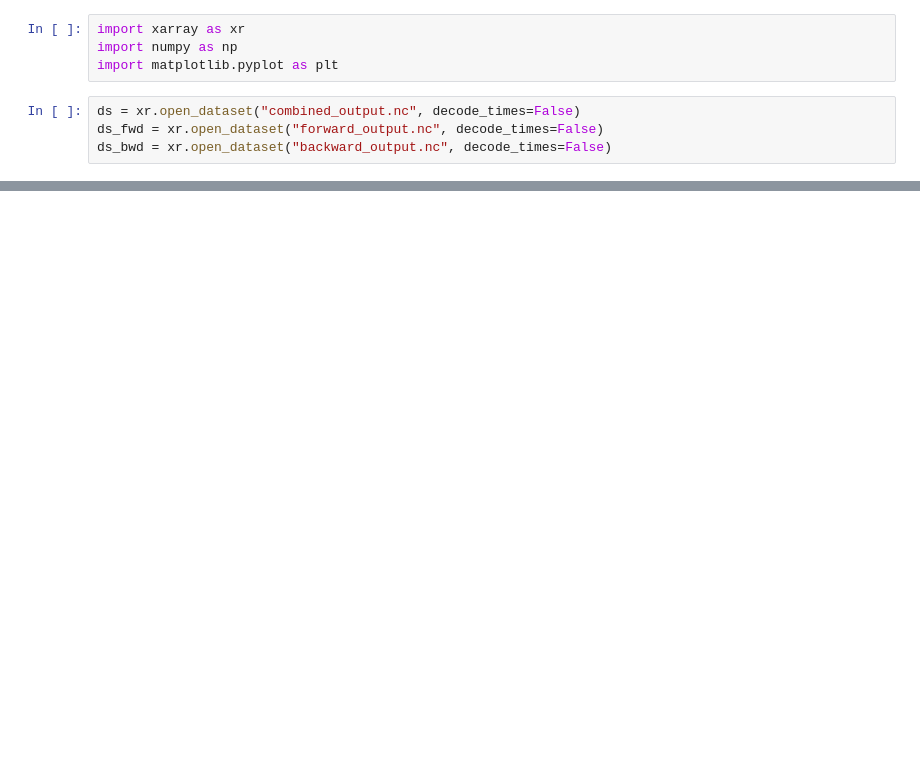
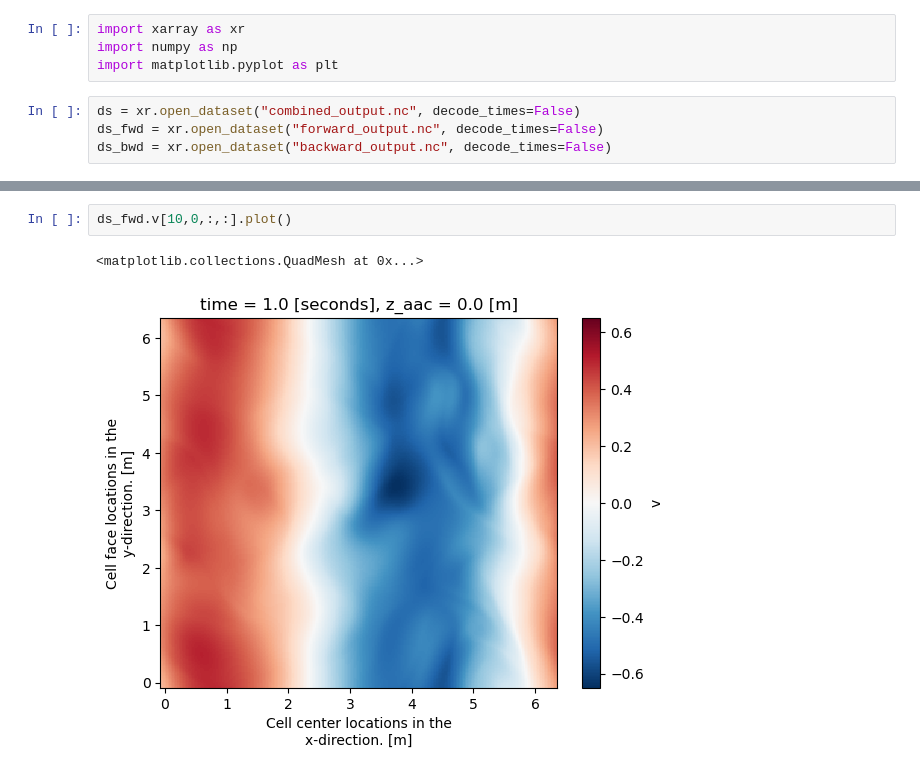
Before and after one commit to loisbaker/OceananigansLagrangianFilter.jl, a Jupyter notebook: testing/turbulent_SW/python_check_pycall.ipynb, the cells around one changed output, grey strips where cells are left out. Saved outputs shown, nothing was run; the diff lists cells and outputs as text; blank space fills up the shorter version.

```diff
--- a/testing/turbulent_SW/python_check_pycall.ipynb
+++ b/testing/turbulent_SW/python_check_pycall.ipynb
@@ -18,0 +28,5 @@ ds.ω_filtered[:,0,100,:].plot()
+# %%
+ds_fwd.v[10,0,:,:].plot()
+# %% [output]
+<matplotlib.collections.QuadMesh at 0x...>
+[figure, added]
```
Also changed, not shown: parts of 6 cells of this notebook, 18 other files.
